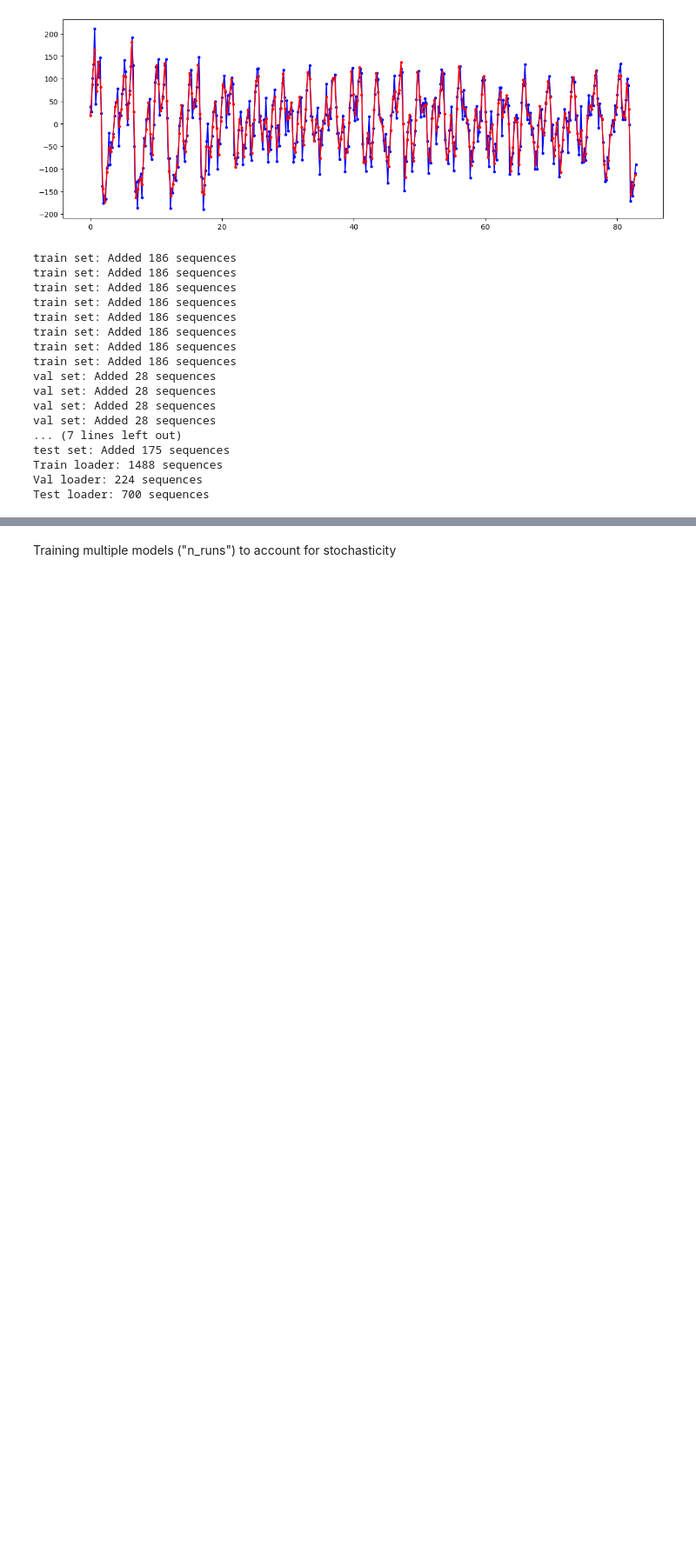
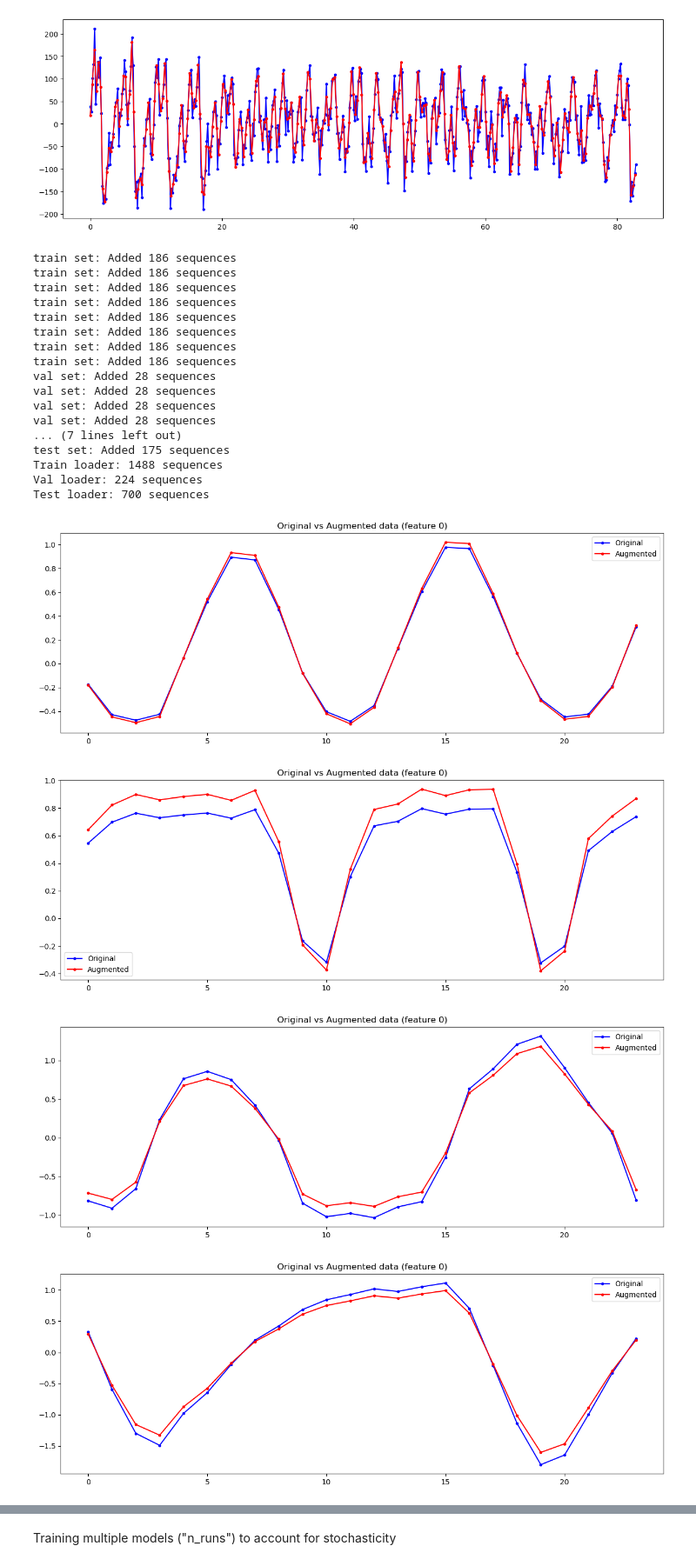
Before and after one commit to pohl-michel/2D-MR-image-prediction, a Jupyter notebook: Time_series_forecasting/experiments/population_transformer.ipynb, the cells around one changed output, grey strips where cells are left out. Shown at 87% size. Saved outputs shown, nothing was run; the diff lists cells and outputs as text; code cells hidden in the pictures; blank space fills up the shorter version.

```diff
--- a/Time_series_forecasting/experiments/population_transformer.ipynb
+++ b/Time_series_forecasting/experiments/population_transformer.ipynb
@@ -178,3 +188,42 @@ test set: Added 175 sequences
 Train loader: 1488 sequences
 Val loader: 224 sequences
 Test loader: 700 sequences
+# %%
+# Rerun the cell several times to get different batches and targets
+# Trying to plot augmentation of the data - as a demonstration
+
+# Parameters to play with by hand
+tmp_config = {
+    "scaling_range": (0.8, 1.2),  # Random amplitude scaling
+    "permutation_prob": 0.0,  # Probability of dimension permutation
+    "drift_prob": 0.3,  # Probability of adding baseline drift
+    "max_drift_factor": 0.05,  # Maximum drift (as fraction of signal amplitude)
+    "bias_prob": 0.3,  # Probability of adding baseline bias
+    "max_bias_factor": 0.2,  # Maximum bias (as fraction of signal amplitude
+}
+nb_plts = 5
+feature_idx = 0
+
+for _ in range(nb_plts):
+    train_batch_inputs, train_batch_targets = next(iter(data_loaders["train"]))
+
+    # Doing the augmentation
+    augmented_batch_inputs, augmented_batch_targets = tf.time_series_augmentation_suite(
+        train_batch_inputs, train_batch_targets, config=tmp_config
+    )
+    idx_in_batch = 0
+
+    # Plotting the original and augmented data
+    plt.figure(figsize=(15, 5))
+    plt.plot(train_batch_inputs[idx_in_batch, :, feature_idx].T, "b.-", label="Original")
+    plt.plot(augmented_batch_inputs[idx_in_batch, :, feature_idx].T, "r.-", label="Augmented")
+    plt.legend()
+    plt.title(f"Original vs Augmented data (feature {feature_idx})")
+
+
+plt.show()
+# %% [output]
+[figure, added]
+[figure, added]
+[figure, added]
+[figure, added]
```
Also changed, not shown: parts of 11 cells of this notebook, 2 other files.
